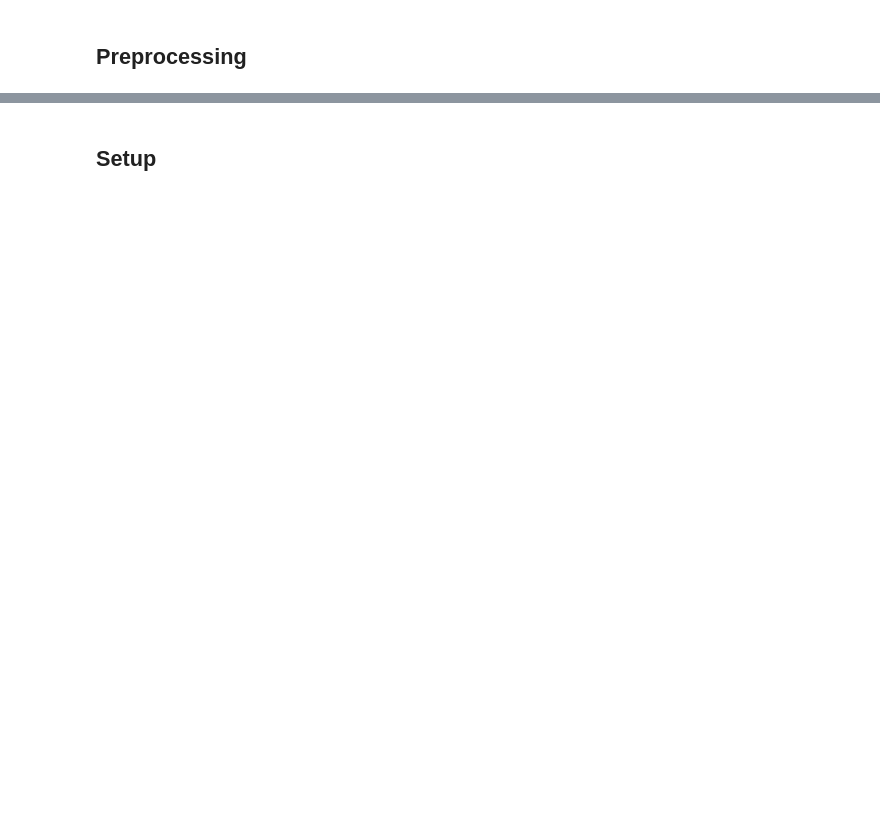
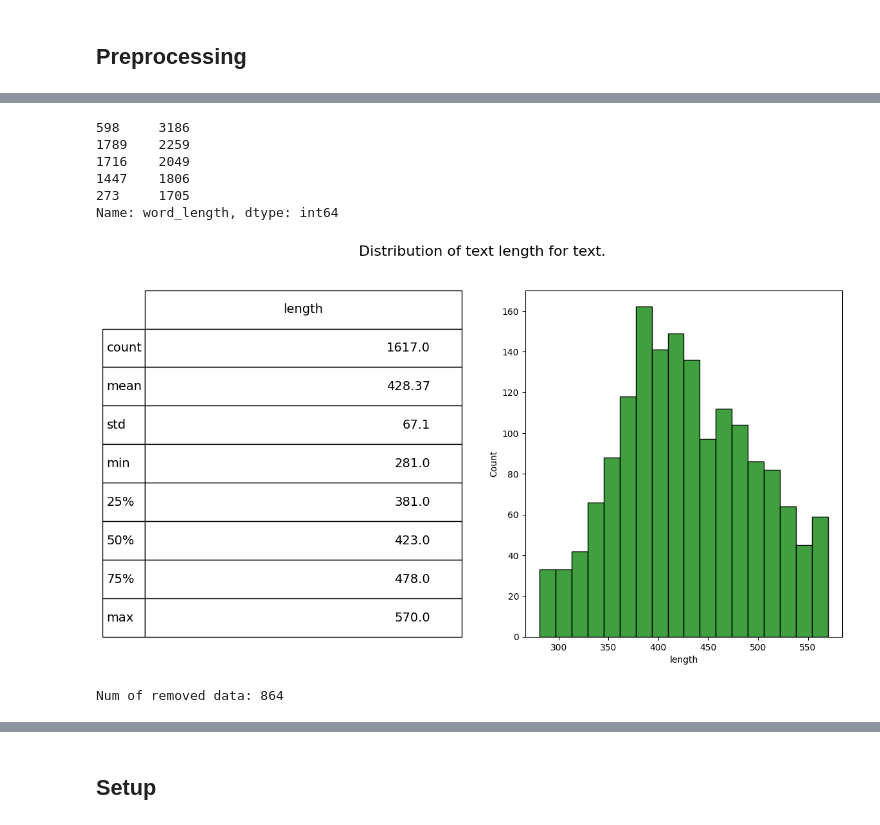
Before and after one commit to OG-Habit/5101_finalproject, a Jupyter notebook: main.ipynb, the cells around one changed output, grey strips where cells are left out. Drawn from its saved outputs; the diff is of its cells as text; code cells hidden in the pictures; blank space fills up the shorter version.

```diff
--- a/main.ipynb
+++ b/main.ipynb
@@ -169,0 +170,33 @@ df.to_csv("data/cleaned.csv", index=False)
+# %%
+df['word_length'] = df['clean'].str.split(' ')
+df['word_length'] = df['word_length'].str.len()
+df['word_length'].sort_values(ascending=False).head()
+# %% [output]
+598     3186
+1789    2259
+1716    2049
+1447    1806
+273     1705
+Name: word_length, dtype: int64
+# %%
+percentile_rightmost = df['word_length'].quantile(0.8)
+percentile_leftmost = df['word_length'].quantile(0.15)
+filtered_df = df[(df['word_length'] >= percentile_leftmost) & (df['word_length'] <= percentile_rightmost)]
+# %%
+fig = plt.figure(figsize=(14,7))
+df['length'] = filtered_df.clean.str.split().apply(len)
+ax1 = fig.add_subplot(122)
+sns.histplot(df['length'], ax=ax1,color='green')
+describe = df.length.describe().to_frame().round(2)
+
+ax2 = fig.add_subplot(121)
+ax2.axis('off')
+font_size = 14
+bbox = [0, 0, 1, 1]
+table = ax2.table(cellText = describe.values, rowLabels = describe.index, bbox=bbox, colLabels=describe.columns)
+table.set_fontsize(font_size)
+fig.suptitle('Distribution of text length for text.', fontsize=16)
+
+plt.show()
+# %% [output]
+[figure, added]
@@ -169,0 +206,4 @@ df.to_csv("data/cleaned.csv", index=False)
+# %%
+print(f"Num of removed data: {len(df) - len(filtered_df)}")
+# %% [output]
+Num of removed data: 864
```
Also changed, not shown: parts of 85 cells of this notebook, 4 other files.
